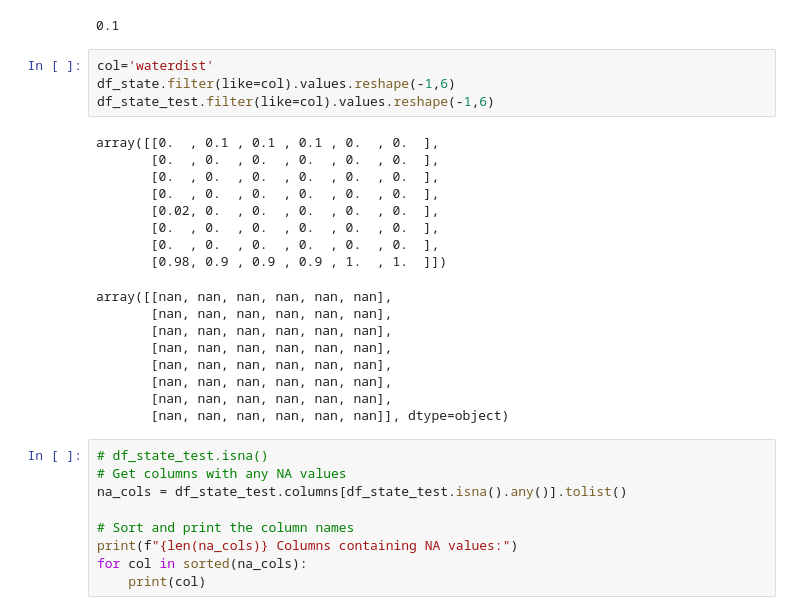
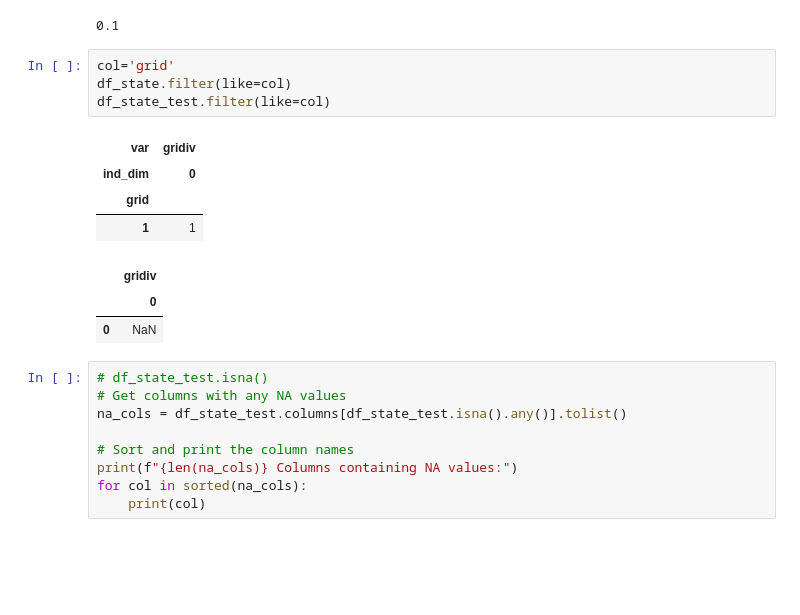
Before and after one commit to sj-mei/SUEWS, a Jupyter notebook: schema/dev/convert-yml-df.ipynb, the cells around one changed output. Saved outputs shown, nothing was run; the diff lists cells and outputs as text; blank space fills up the shorter version.

```diff
--- a/schema/dev/convert-yml-df.ipynb
+++ b/schema/dev/convert-yml-df.ipynb
@@ -149,26 +151,17 @@ suews_config.site[0].properties.land_cover.dectr.min_res_bioco2
 # %% [output]
 0.1
 # %%
-col='waterdist'
-df_state.filter(like=col).values.reshape(-1,6)
-df_state_test.filter(like=col).values.reshape(-1,6)
+col='grid'
+df_state.filter(like=col)
+df_state_test.filter(like=col)
 # %% [output]
-array([[0.  , 0.1 , 0.1 , 0.1 , 0.  , 0.  ],
-       [0.  , 0.  , 0.  , 0.  , 0.  , 0.  ],
-       [0.  , 0.  , 0.  , 0.  , 0.  , 0.  ],
-       [0.  , 0.  , 0.  , 0.  , 0.  , 0.  ],
-       [0.02, 0.  , 0.  , 0.  , 0.  , 0.  ],
-       [0.  , 0.  , 0.  , 0.  , 0.  , 0.  ],
-       [0.  , 0.  , 0.  , 0.  , 0.  , 0.  ],
-       [0.98, 0.9 , 0.9 , 0.9 , 1.  , 1.  ]])
-array([[nan, nan, nan, nan, nan, nan],
-       [nan, nan, nan, nan, nan, nan],
-       [nan, nan, nan, nan, nan, nan],
-       [nan, nan, nan, nan, nan, nan],
-       [nan, nan, nan, nan, nan, nan],
-       [nan, nan, nan, nan, nan, nan],
-       [nan, nan, nan, nan, nan, nan],
-       [nan, nan, nan, nan, nan, nan]], dtype=object)
+| var | gridiv |
+| ind_dim | 0 |
+| grid |  |
+| 1 | 1 |
+|  | gridiv |
+|  | 0 |
+| 0 | NaN |
 # %%
 # df_state_test.isna()
 # Get columns with any NA values
```
Also changed, not shown: parts of 5 cells of this notebook, 2 other files.
